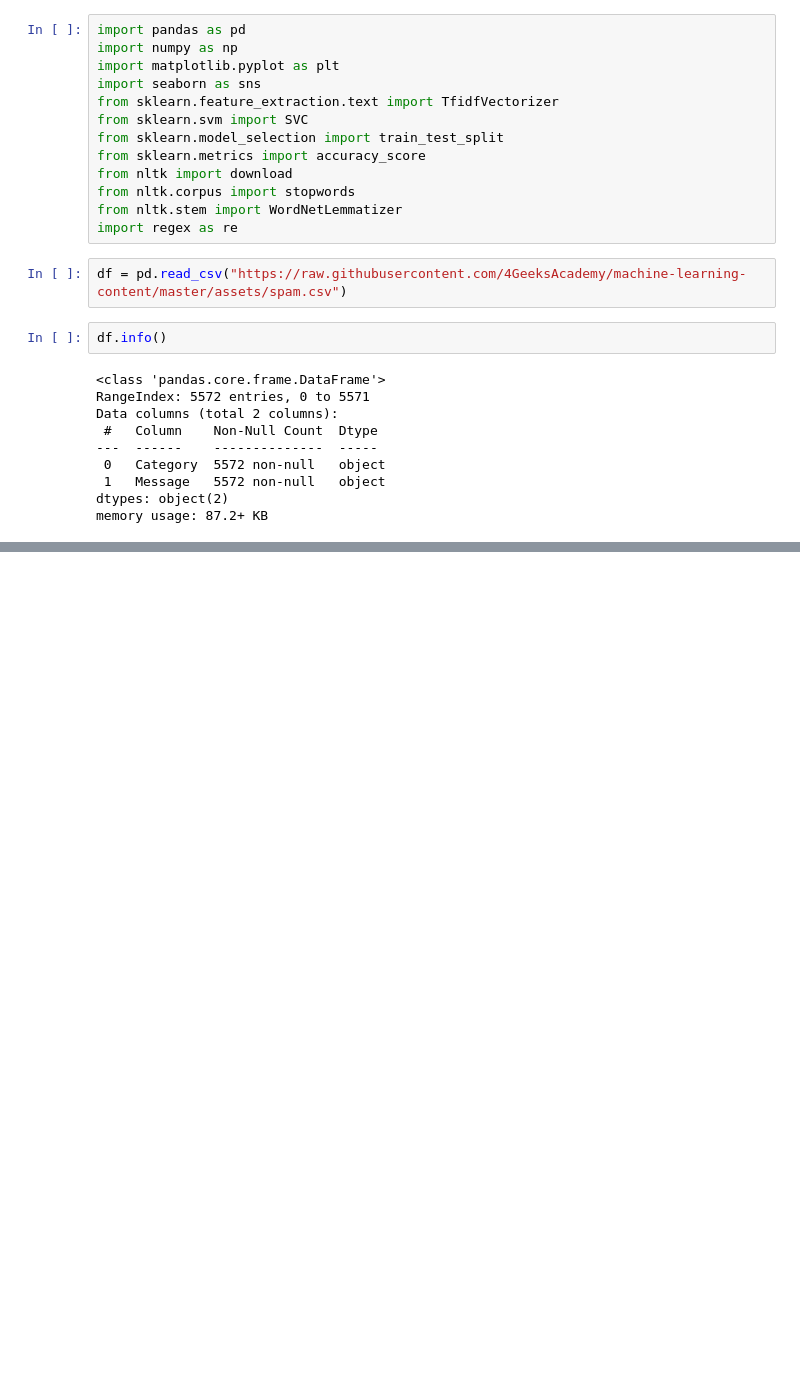
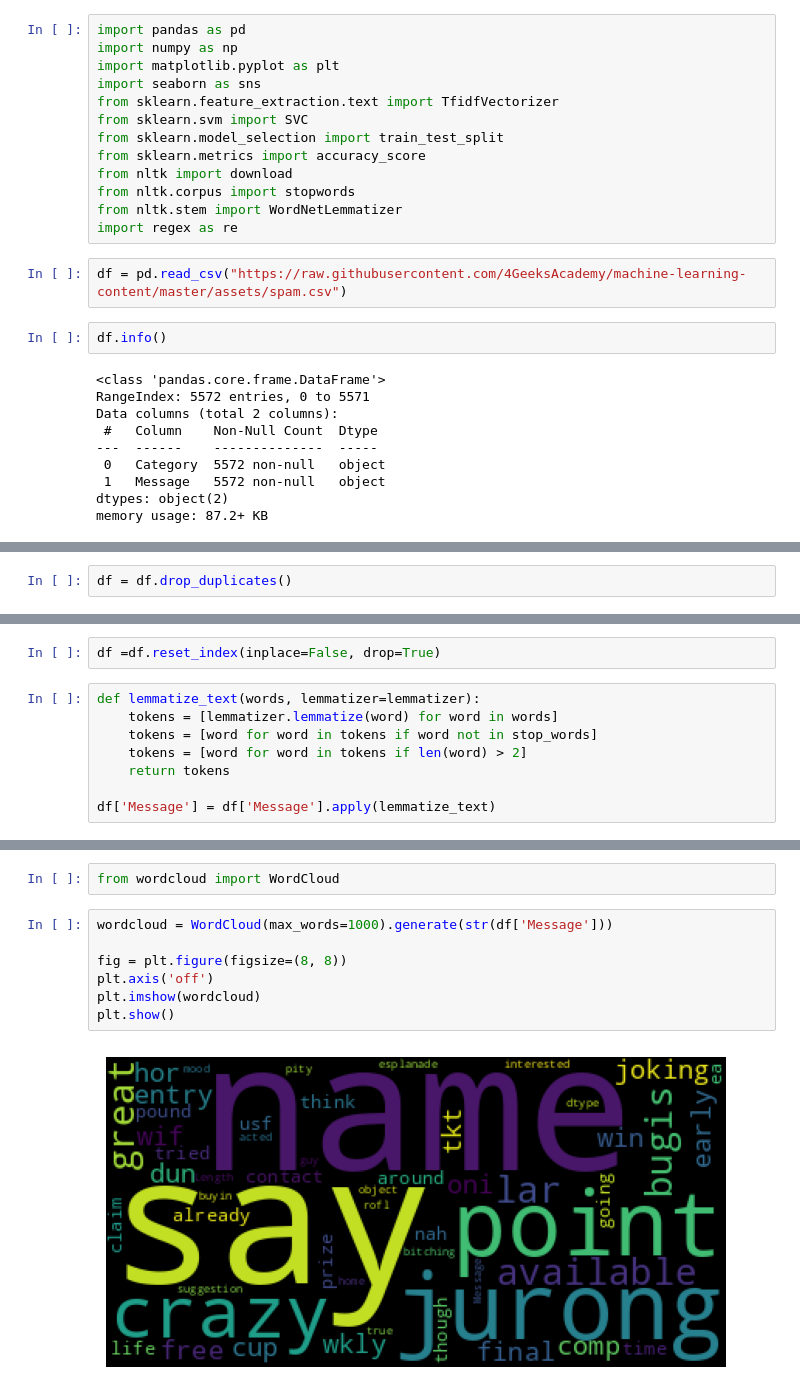
Before and after one commit to pvllsound/support_vector_machine, a Jupyter notebook: notebook.ipynb, the cells around one changed output, grey strips where cells are left out. Saved outputs shown, nothing was run; the diff lists cells and outputs as text; blank space fills up the shorter version.

```diff
--- a/notebook.ipynb
+++ b/notebook.ipynb
@@ -42,3 +42,5 @@ df.sample(10)
+# %%
+df = df.drop_duplicates()
 # %%
 df.result = df.Category.apply(lambda x: 1 if x == 'spam' else 0).astype(int)
 
@@ -90,0 +173,10 @@ stop_words = stopwords.words('english')
+# %%
+df =df.reset_index(inplace=False, drop=True)
+# %%
+def lemmatize_text(words, lemmatizer=lemmatizer):
+    tokens = [lemmatizer.lemmatize(word) for word in words]
+    tokens = [word for word in tokens if word not in stop_words]
+    tokens = [word for word in tokens if len(word) > 2]
+    return tokens
+
+df['Message'] = df['Message'].apply(lemmatize_text)
@@ -90,0 +199,11 @@ stop_words = stopwords.words('english')
+# %%
+from wordcloud import WordCloud
+# %%
+wordcloud = WordCloud(max_words=1000).generate(str(df['Message']))
+
+fig = plt.figure(figsize=(8, 8))
+plt.axis('off')
+plt.imshow(wordcloud)
+plt.show()
+# %% [output]
+[figure, added]
```
Also changed, not shown: parts of 24 cells of this notebook.
